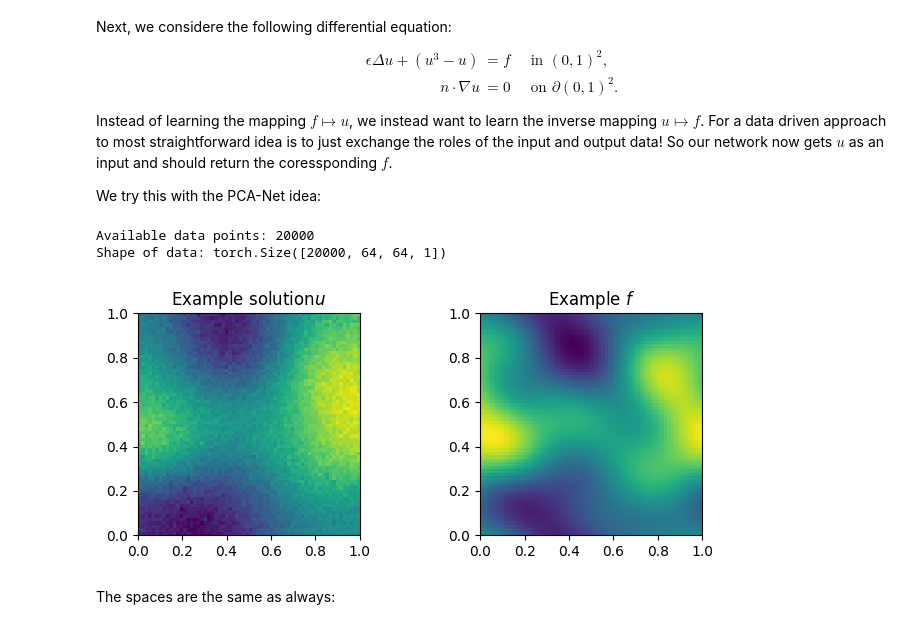
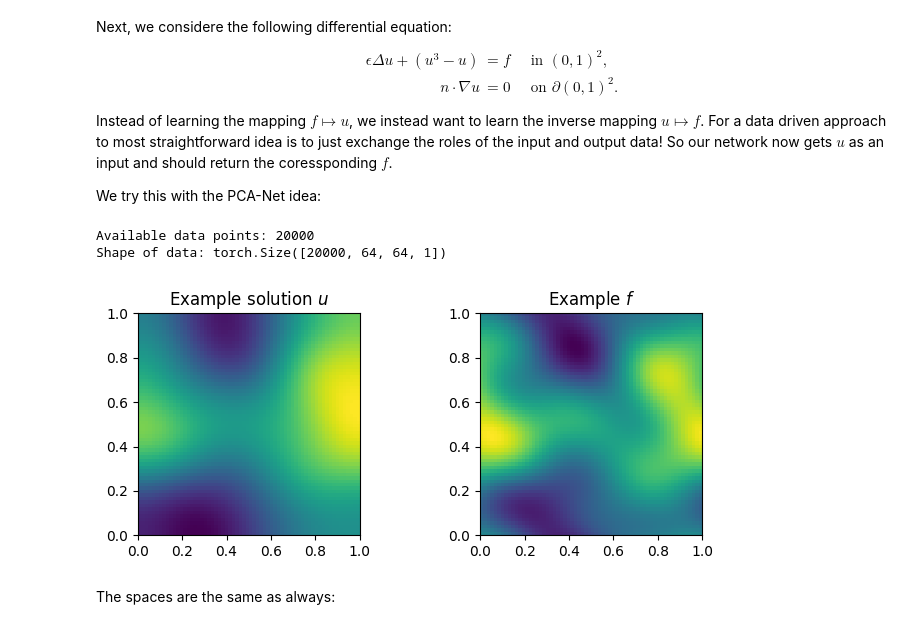
Before and after one commit to TomF98/torchphysics, a Jupyter notebook: examples/Track2/Day2/Sol_7.ipynb, the cells around one changed output. Cells and saved outputs as stored; diff of their text form; code cells hidden in the pictures.

```diff
--- a/examples/Track2/Day2/Sol_7.ipynb
+++ b/examples/Track2/Day2/Sol_7.ipynb
@@ -23,26 +23,24 @@ os.environ["CUDA_VISIBLE_DEVICES"] = "6"
 # %%
 save_path = "/localdata/tomfre/AllenCahn_data2"
 output_f = torch.load(f"{save_path}/input_data.pt")
 input_u = torch.load(f"{save_path}/output_data.pt")
-
-input_u += 0.01*torch.randn_like(input_u)
 
 print("Available data points:", len(input_u))
 print("Shape of data:", input_u.shape)
 
 # Plot one example of the data
 plot_idx = 0
 
 f, axarr = plt.subplots(1, 2, figsize=(7, 3))
 axarr[0].imshow(input_u[plot_idx, :, :], origin='lower', extent=[0,1,0,1])
 axarr[0].title.set_text(r"Example solution $u$")
 axarr[1].imshow(output_f[plot_idx, :, :], origin='lower', extent=[0,1,0,1])
 axarr[1].title.set_text(r"Example $f$")
 plt.tight_layout()
 # %% [output]
 Available data points: 20000
 Shape of data: torch.Size([20000, 64, 64, 1])
-[figure, old version]
+[figure, new version]
 # %% [markdown]
 The spaces are the same as always:
 # %%
```
Also changed, not shown: parts of 10 cells of this notebook, 3 other files.
